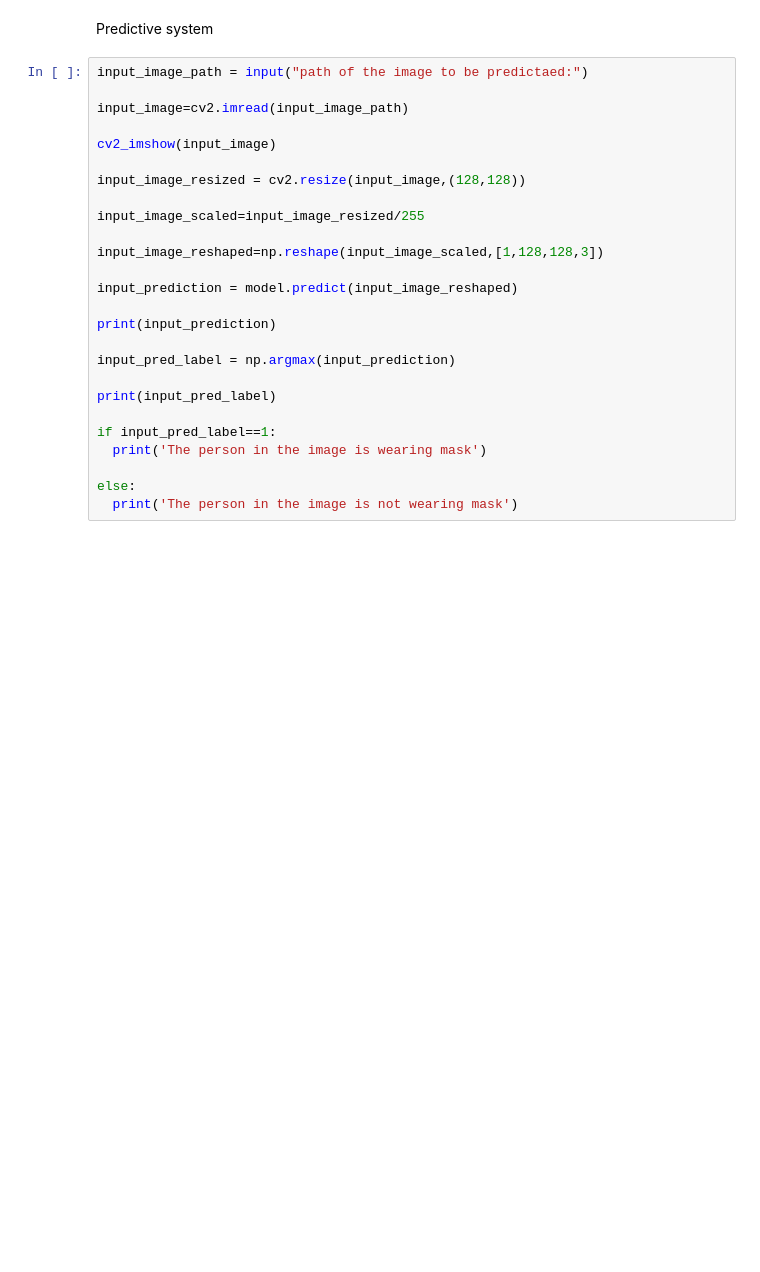
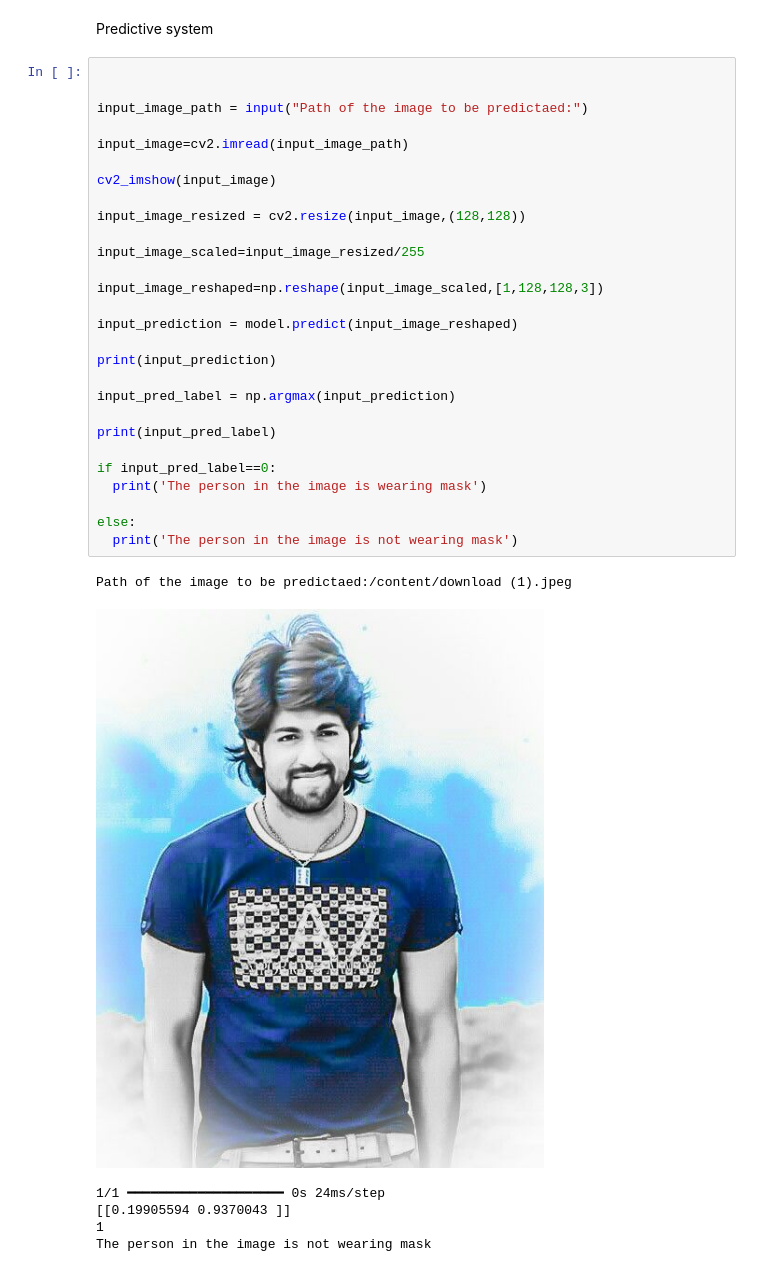
Before and after one commit to Bhavana12S/facemaskdetection-, a Jupyter notebook: facemaskdetection5.ipynb, the cells around one changed output. Cells and saved outputs as stored; diff of their text form; blank space fills up the shorter version.

```diff
--- a/facemaskdetection5.ipynb
+++ b/facemaskdetection5.ipynb
@@ -342,28 +342,37 @@ plt.show()
 # %% [markdown]
 Predictive system
 # %%
-input_image_path = input("path of the image to be predictaed:")
+
+
+input_image_path = input("Path of the image to be predictaed:")
 
 input_image=cv2.imread(input_image_path)
 
 cv2_imshow(input_image)
 
 input_image_resized = cv2.resize(input_image,(128,128))
 
 input_image_scaled=input_image_resized/255
 
 input_image_reshaped=np.reshape(input_image_scaled,[1,128,128,3])
 
 input_prediction = model.predict(input_image_reshaped)
 
 print(input_prediction)
 
 input_pred_label = np.argmax(input_prediction)
 
 print(input_pred_label)
 
-if input_pred_label==1:
+if input_pred_label==0:
   print('The person in the image is wearing mask')
 
 else:
   print('The person in the image is not wearing mask')
+# %% [output]
+Path of the image to be predictaed:/content/download (1).jpeg
+[figure, added]
+1/1 ━━━━━━━━━━━━━━━━━━━━ 0s 24ms/step
+[[0.19905594 0.9370043 ]]
+1
+The person in the image is not wearing mask
```
Also changed, not shown: parts of 9 cells of this notebook.
